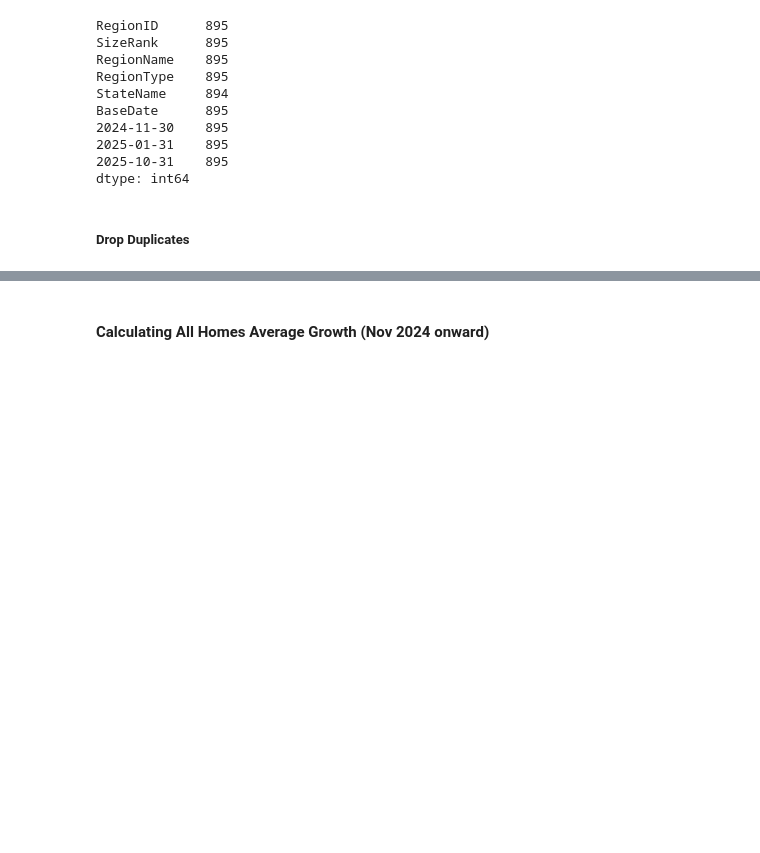
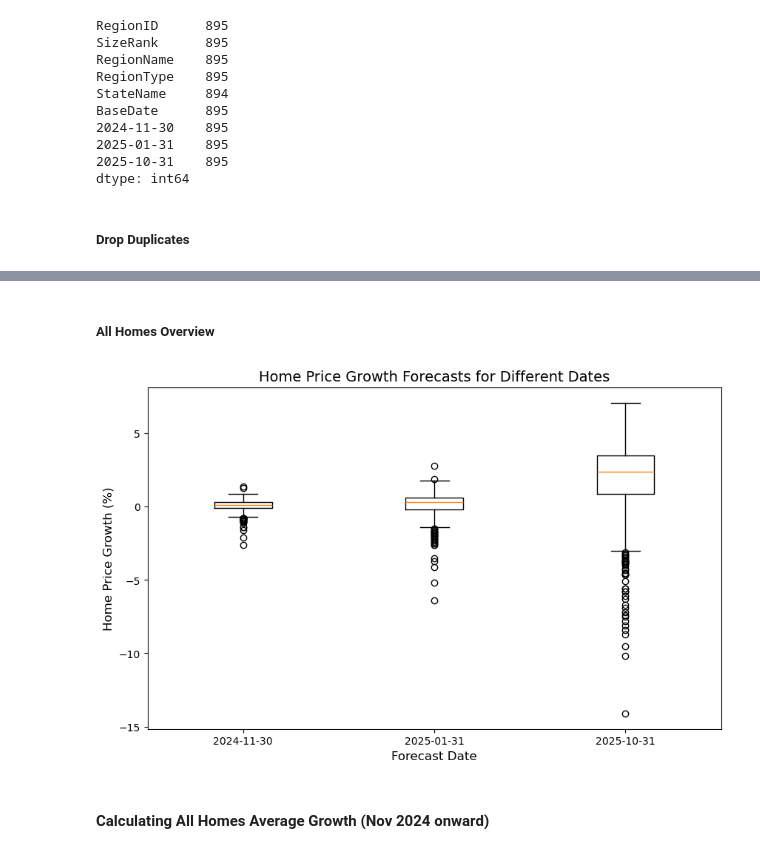
Before and after one commit to LaureaYue/Final-Project-Group-4-SEIS631, a Jupyter notebook: Sipho Q3.ipynb, the cells around one changed output, grey strips where cells are left out. Cells and saved outputs as stored; diff of their text form; code cells hidden in the pictures; blank space fills up the shorter version.

```diff
--- a/Sipho Q3.ipynb
+++ b/Sipho Q3.ipynb
@@ -255,3 +288,26 @@ plt.show()
+# %% [markdown]
+##### All Homes Overview
+# %%
+
+
+# Define the columns representing home price growth
+growth_columns = ['2024-11-30', '2025-01-31', '2025-10-31']
+
+# Set up the plot
+plt.figure(figsize=(10, 6))
+
+# Create box plots for each growth column
+plt.boxplot([all_homes_df[column] for column in growth_columns], labels=growth_columns)
+
+# Add a title and labels
+plt.title('Home Price Growth Forecasts for Different Dates', fontsize=14)
+plt.xlabel('Forecast Date', fontsize=12)
+plt.ylabel('Home Price Growth (%)', fontsize=12)
+
+# Show the boxplot
+plt.show()
+# %% [output]
+[figure, added]
 # %% [markdown]
 #### Calculating All Homes Average Growth (Nov 2024 onward)
 # %%
```
Also changed, not shown: parts of 14 cells of this notebook.
